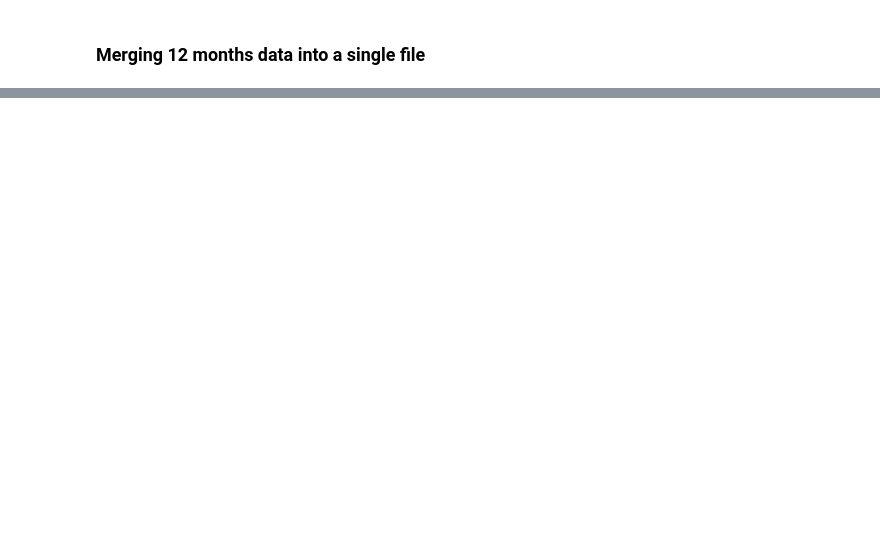
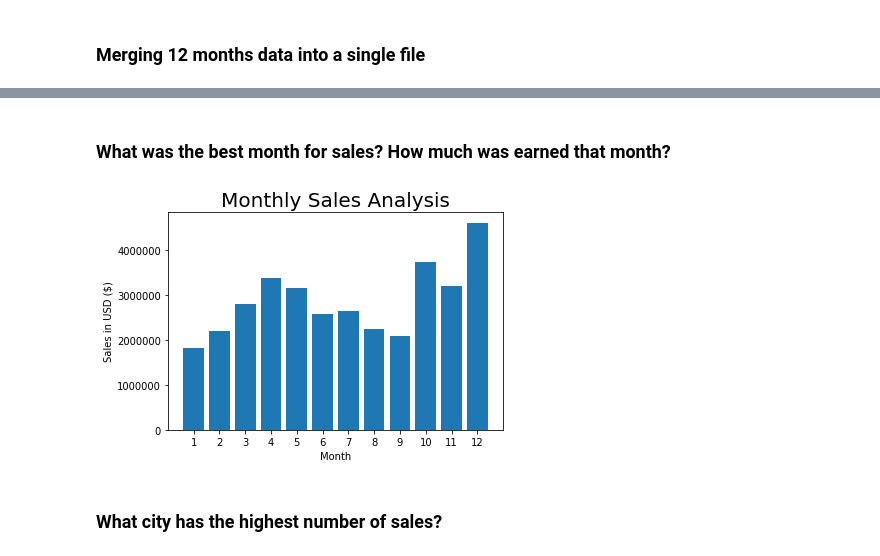
Before and after one commit to satyam9753/sales-data-analysis, a Jupyter notebook: main.ipynb, the cells around one changed output, grey strips where cells are left out. Drawn from its saved outputs; the diff is of its cells as text; code cells hidden in the pictures; blank space fills up the shorter version.

Commit message:
file updated, few visualisations left

```diff
--- a/main.ipynb
+++ b/main.ipynb
@@ -39,0 +66,10 @@ df
+# %%
+yearly_data['Month'] = (yearly_data['Order Date'].str[0:2]).astype('int32')
+
+yearly_data['Month Name'] = (yearly_data['Order Date'].str[0:2]).astype('int32')
+
+# month = datetime.date(1900, (), 1).strftime('%B')
+yearly_data['Month Name'] = yearly_data['Month Name'].apply(lambda x: calendar.month_abbr[x])
+
+
+yearly_data.head()
@@ -39,0 +85,3 @@ df
+# %%
+yearly_data['Sales'] = yearly_data['Quantity Ordered'] * yearly_data['Price Each']
+yearly_data.head()
@@ -39,0 +97,12 @@ df
+# %%
+def getCity(address):
+    return address.split(',')[1]
+
+def getState(address):
+    return address.split(',')[2].split(' ')[1]
+
+# yearly_data = yearly_data.drop(columns='Month', inplace=Tue)
+
+yearly_data['City'] = yearly_data['Purchase Address'].apply(lambda x: f"{getCity(x)} ({getState(x)})")
+
+yearly_data.head()
@@ -39,0 +116,18 @@ df
+# %% [markdown]
+### What was the best month for sales? How much was earned that month?
+# %%
+# yearly_data.groupby('Month').sum()
+results = yearly_data.groupby('Month').sum()
+# %%
+months = range(1, 13)
+
+plt.title('Monthly Sales Analysis', fontsize=20)
+plt.bar(months, results['Sales'])
+plt.xticks(months)
+plt.ylabel('Sales in USD ($)')
+plt.xlabel('Month')
+plt.show()
+# %% [output]
+[figure, added]
+# %% [markdown]
+### What city has the highest number of sales?
```
Also changed, not shown: parts of 25 cells of this notebook.
